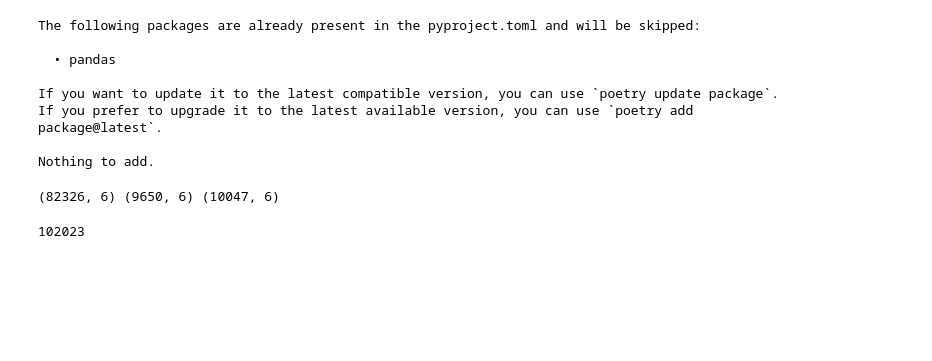
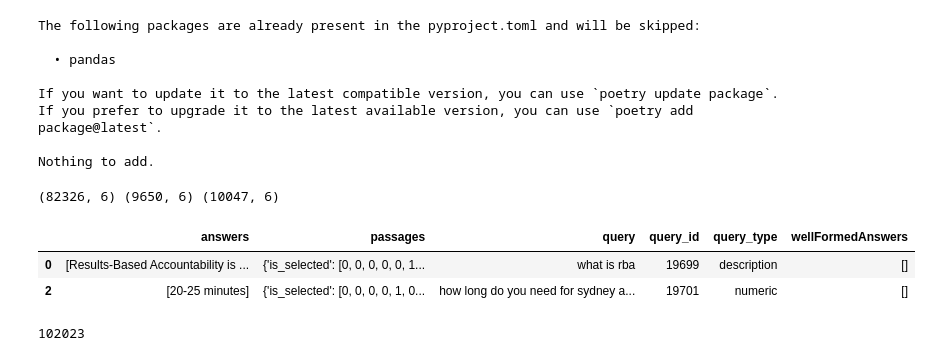
Before and after one commit to oleksandr-diudiun/mlx-week3, a Jupyter notebook: sid_rr_loop.ipynb, the cells around one changed output. Saved outputs shown, nothing was run; the diff lists cells and outputs as text; code cells hidden in the pictures; blank space fills up the shorter version.

```diff
--- a/sid_rr_loop.ipynb
+++ b/sid_rr_loop.ipynb
@@ -28,3 +28,9 @@ print(train.shape, test.shape, validate.shape)
 (82326, 6) (9650, 6) (10047, 6)
 # %%
 full_dataset = pd.concat([train, test, validate])
+# %%
+full_dataset[full_dataset["query_id"].isin([19699, 19701])]
+# %% [output]
+|  | answers | passages | query | query_id | query_type | wellFormedAnswers |
+| 0 | [Results-Based Accountability is ... | {'is_selected': [0, 0, 0, 0, 0, 1... | what is rba | 19699 | description | [] |
+| 2 | [20-25 minutes] | {'is_selected': [0, 0, 0, 0, 1, 0... | how long do you need for sydney a... | 19701 | numeric | [] |
```
Also changed, not shown: parts of 45 cells of this notebook, 4 other files.
